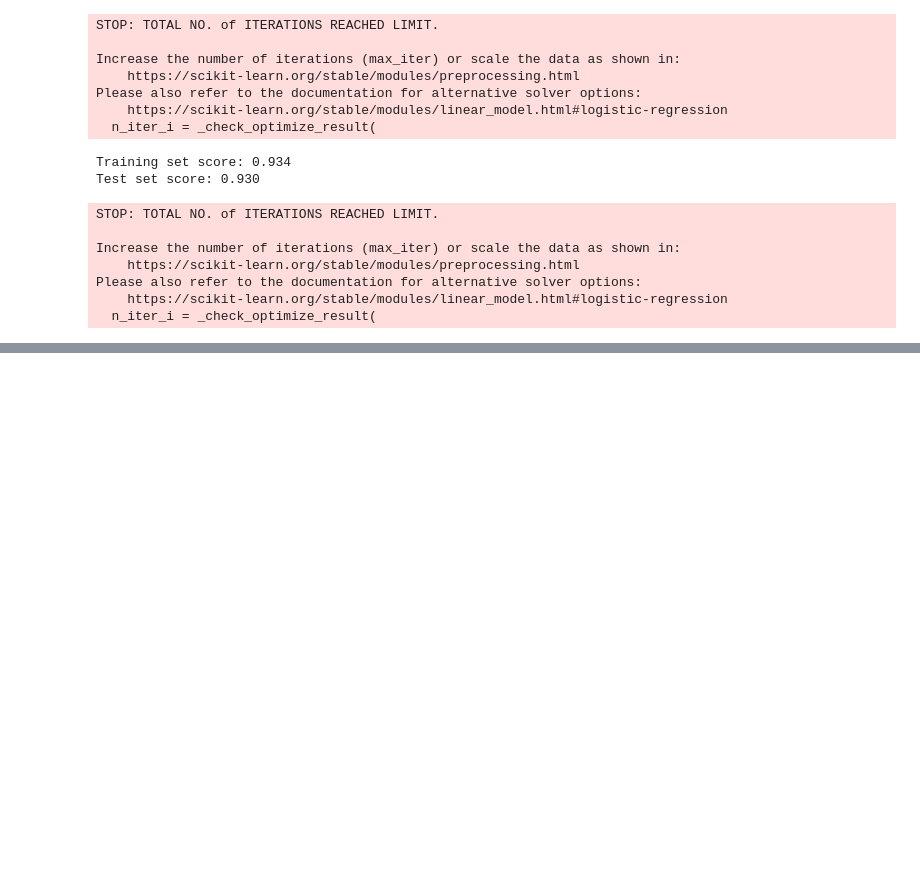
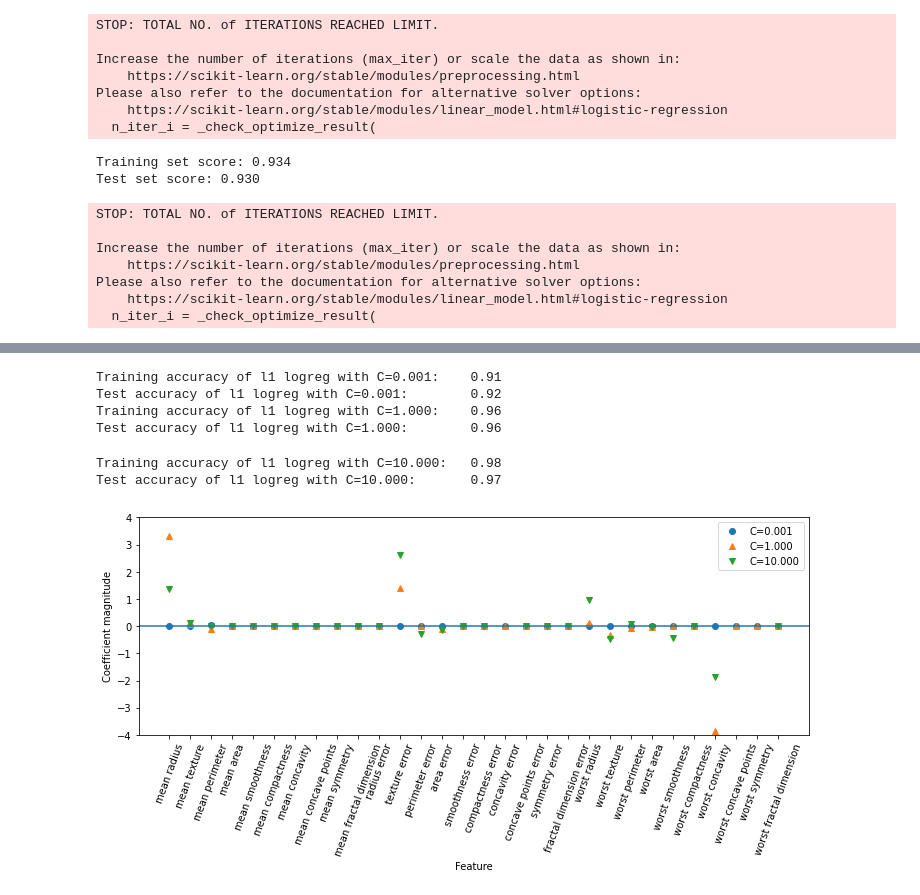
Before and after one commit to JPL-JUNO/Introduction-to-Machine-Learning-with-Python, a Jupyter notebook: Codes/Ch2.ipynb, the cells around one changed output, grey strips where cells are left out. Cells and saved outputs as stored; diff of their text form; code cells hidden in the pictures; blank space fills up the shorter version.

```diff
--- a/Codes/Ch2.ipynb
+++ b/Codes/Ch2.ipynb
@@ -523,0 +524,26 @@ plt.show()
+# %%
+fig = plt.figure(figsize=(12, 4))
+for C, marker in zip([.001, 1, 10], ['o', '^', 'v']):
+    lr_l1 = LogisticRegression(C=C, penalty='l1', solver='liblinear').fit(X_train, y_train)
+    print('Training accuracy of l1 logreg with C={:.3f}: \t{:.2f}'.format(C, lr_l1.score(X_train, y_train)))
+    print('Test accuracy of l1 logreg with C={:.3f}: \t{:.2f}'.format(C, lr_l1.score(X_test, y_test)))
+    plt.plot(lr_l1.coef_.T, marker, label="C={:.3f}".format(C))
+
+
+plt.xticks(range(cancer.data.shape[1]), cancer.feature_names, rotation=70)
+xlims = plt.xlim()
+plt.hlines(0, xlims[0], xlims[1])
+plt.xlim(xlims)
+plt.ylim(-4, 4)
+plt.xlabel('Feature')
+plt.ylabel('Coefficient magnitude')
+plt.legend()
+plt.show()
+# %% [output]
+Training accuracy of l1 logreg with C=0.001:    0.91
+Test accuracy of l1 logreg with C=0.001:        0.92
+Training accuracy of l1 logreg with C=1.000:    0.96
+Test accuracy of l1 logreg with C=1.000:        0.96
+Training accuracy of l1 logreg with C=10.000:   0.98
+Test accuracy of l1 logreg with C=10.000:       0.97
+[figure, added]
```
Also changed, not shown: parts of 20 cells of this notebook.
